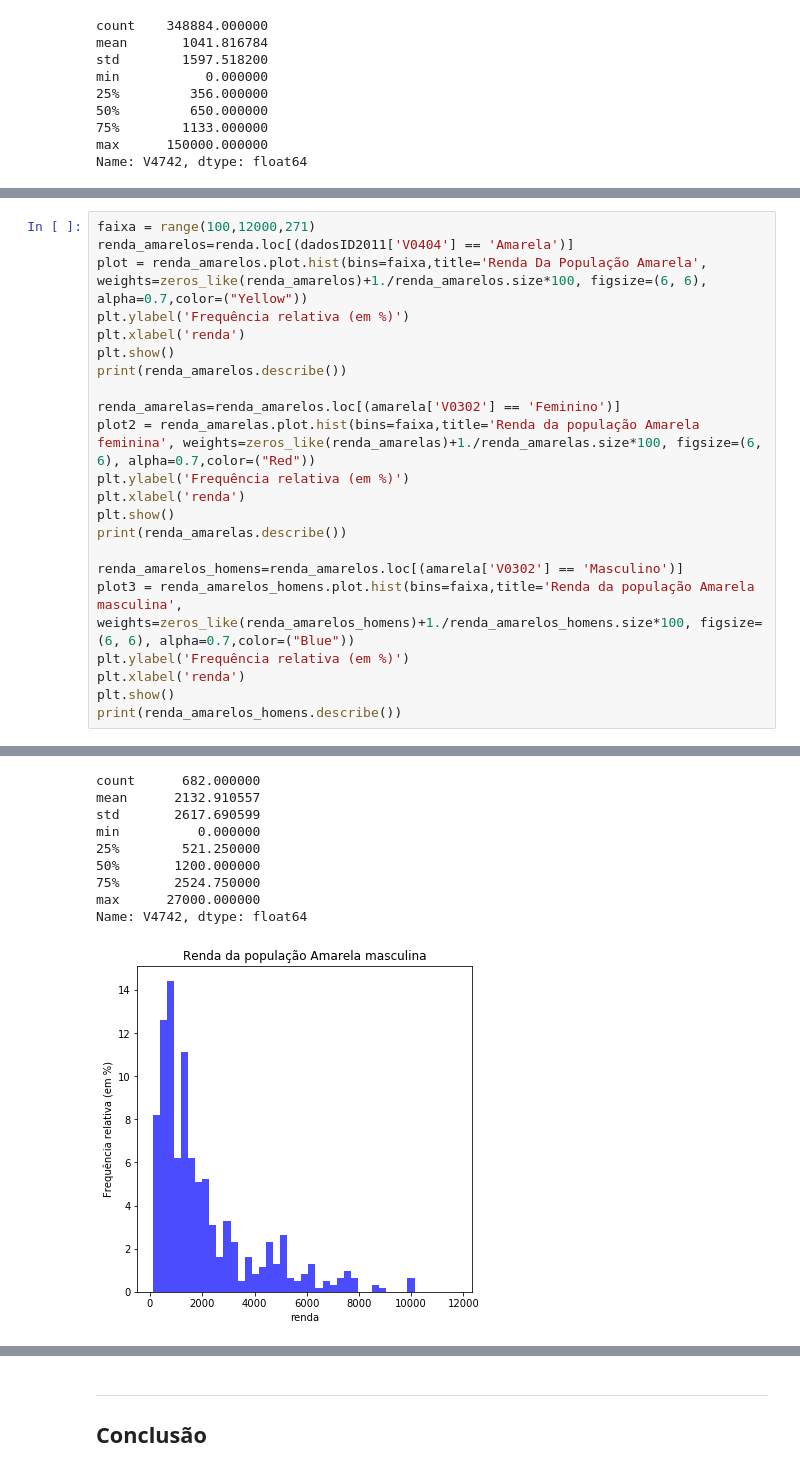
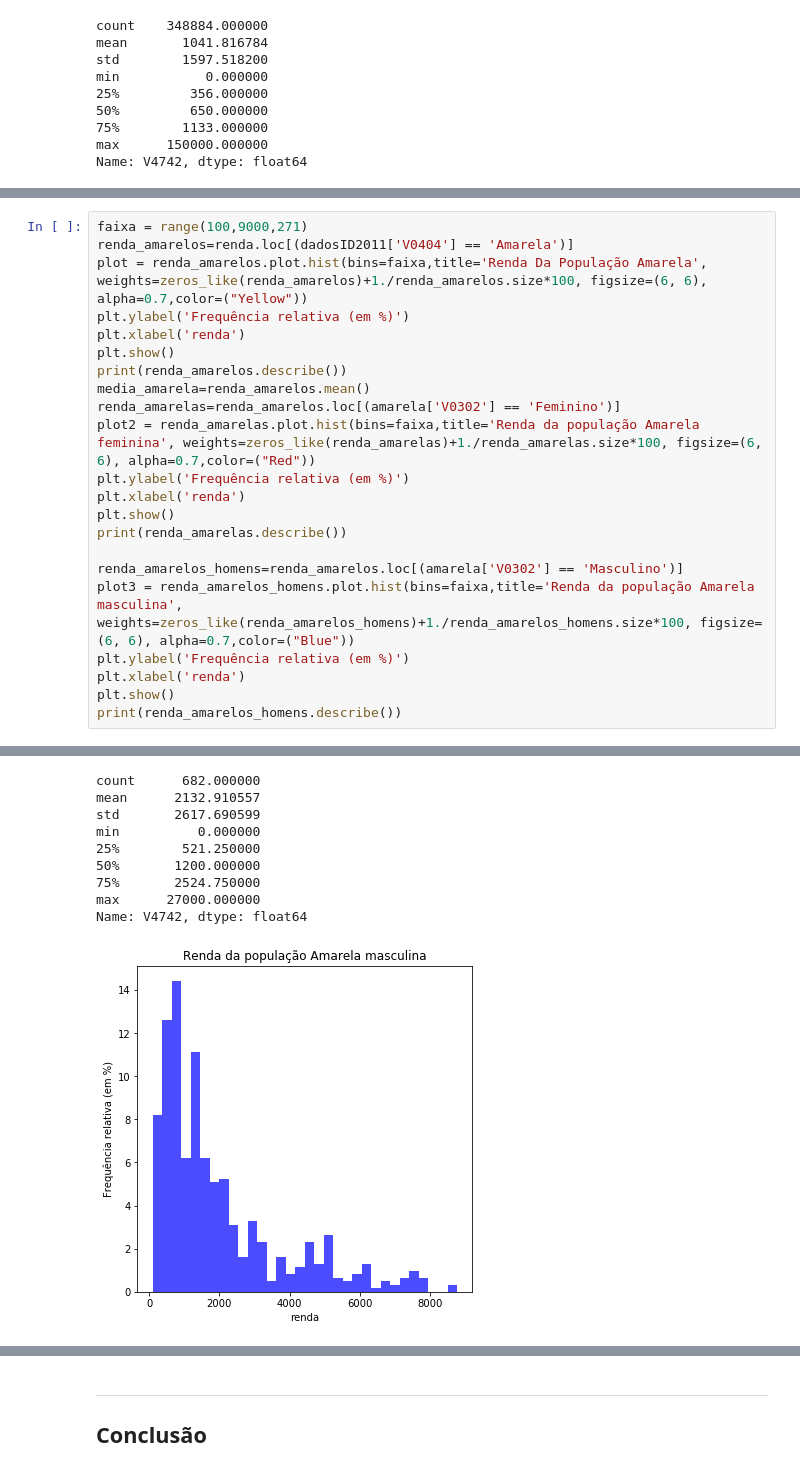
Before and after one commit to leonardoimakuma/cd2018, a Jupyter notebook: Projeto1 2015.ipynb, the cells around one changed output, grey strips where cells are left out. Saved outputs shown, nothing was run; the diff lists cells and outputs as text.

```diff
--- a/Projeto1 2015.ipynb
+++ b/Projeto1 2015.ipynb
@@ -381,14 +345,14 @@ min          0.000000
 max      28000.000000
 Name: V4742, dtype: float64
 # %%
-faixa = range(100,12000,271)
+faixa = range(100,9000,271)
 renda_amarelos=renda.loc[(dadosID2011['V0404'] == 'Amarela')]
 plot = renda_amarelos.plot.hist(bins=faixa,title='Renda Da População Amarela', weights=zeros_like(renda_amarelos)+1./renda_amarelos.size*100, figsize=(6, 6), alpha=0.7,color=("Yellow"))
 plt.ylabel('Frequência relativa (em %)')
 plt.xlabel('renda')
 plt.show()
 print(renda_amarelos.describe())
-
+media_amarela=renda_amarelos.mean()
 renda_amarelas=renda_amarelos.loc[(amarela['V0302'] == 'Feminino')]
 plot2 = renda_amarelas.plot.hist(bins=faixa,title='Renda da população Amarela feminina', weights=zeros_like(renda_amarelas)+1./renda_amarelas.size*100, figsize=(6, 6), alpha=0.7,color=("Red"))
 plt.ylabel('Frequência relativa (em %)')
@@ -417,13 +381,13 @@ Name: V4742, dtype: float64
 count      682.000000
 mean      2132.910557
 std       2617.690599
 min          0.000000
 25%        521.250000
 50%       1200.000000
 75%       2524.750000
 max      27000.000000
 Name: V4742, dtype: float64
-[figure, old version]
+[figure, new version]
 count      611.000000
 mean      2272.602291
 std       2692.136039
```
Also changed, not shown: parts of 14 cells of this notebook.
